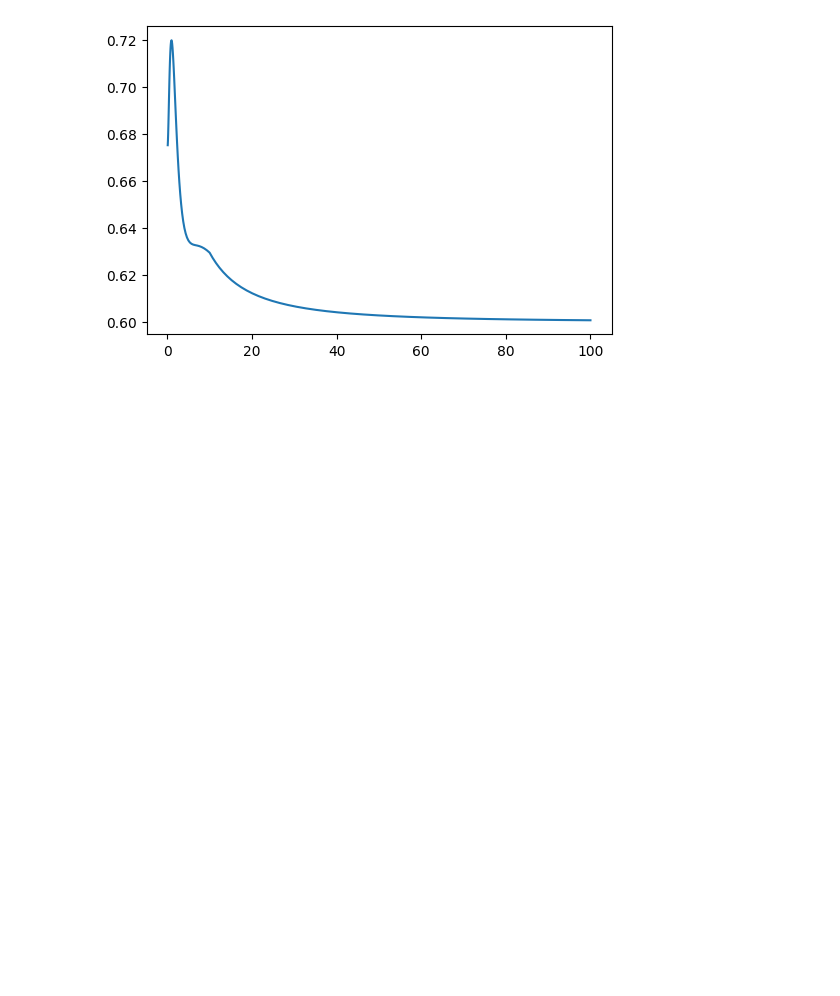
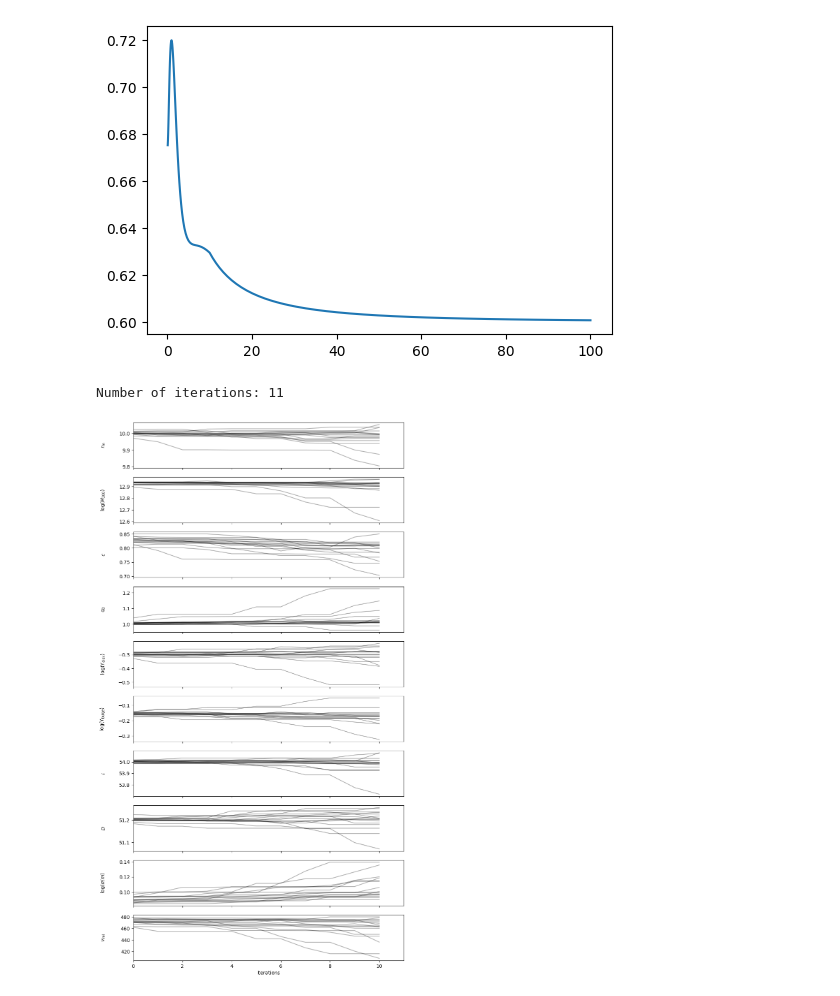
Before and after one commit to AdamSmithOrlik/sidm-rotation-curves-SPARC, a Jupyter notebook: development/surface-brightness-dev.ipynb, the cells around one changed output. Saved outputs shown, nothing was run; the diff lists cells and outputs as text; code cells hidden in the pictures; blank space fills up the shorter version.

```diff
--- a/development/surface-brightness-dev.ipynb
+++ b/development/surface-brightness-dev.ipynb
@@ -906,3 +907,52 @@ plt.plot(r_vals, qr, label='Model q(r)')
 plt.show()
 # %% [output]
 [figure]
+# %%
+filename = "mcmc-results/NGC6674_nsph_mcmc_nw_16_qdisk_0.1.h5"
+
+reader = emcee.backends.HDFBackend(filename)
+print(f"Number of iterations: {reader.iteration}")
+# %% [output]
+Number of iterations: 11
+# %%
+def trace_plot(filename):
+    reader = emcee.backends.HDFBackend(filename)
+
+    niter = reader.iteration
+
+    # tau = reader.get_autocorr_time(tol=0)
+    # burnin = int(2 * np.max(tau))
+    burnin = 0
+
+    chain = reader.get_chain(discard=burnin)
+    blobs = reader.get_blobs(discard=burnin)
+    cross_section_chain = blobs["cross-section"]
+    cross_section_chain = np.expand_dims(cross_section_chain, axis=-1)
+    vrel_chain = blobs["vrel"]
+    vrel_chain = np.expand_dims(vrel_chain, axis=-1)
+
+    # add cross section and relative velocity to the chain
+    chain = np.concatenate((chain, cross_section_chain, vrel_chain), axis=2)
+
+    # last 1000 iterations for better visibility of convergence
+    # chain = chain[-1000:]
+
+    labels = [r'$r_{\rm m}$', r'$\log(M_{200})$', r'$c$', r'$q_0$', r'$\log(\Upsilon_{\rm disk})$', r'$\log(\Upsilon_{\rm bulge})$', r'$i$', r'$D$', r'$\log(\sigma/m)$', r'$v_{\rm rel}$']
+    panels = chain.shape[2]
+
+    fig, axes = plt.subplots(panels, figsize=(10, 2*panels), sharex=True)
+    for i in range(panels):
+        ax = axes[i]
+        ax.plot(chain[:, :, i], "k", alpha=0.3)
+        ax.set_xlim(0, chain.shape[0])
+        ax.set_ylabel(labels[i])
+        ax.yaxis.set_label_coords(-0.1, 0.5)
+
+    axes[-1].set_xlabel("Iterations")
+
+    plt.show()
+    return None
+# %%
+trace_plot(filename)
+# %% [output]
+[figure, added]
```
Also changed, not shown: parts of 1 cell of this notebook.
